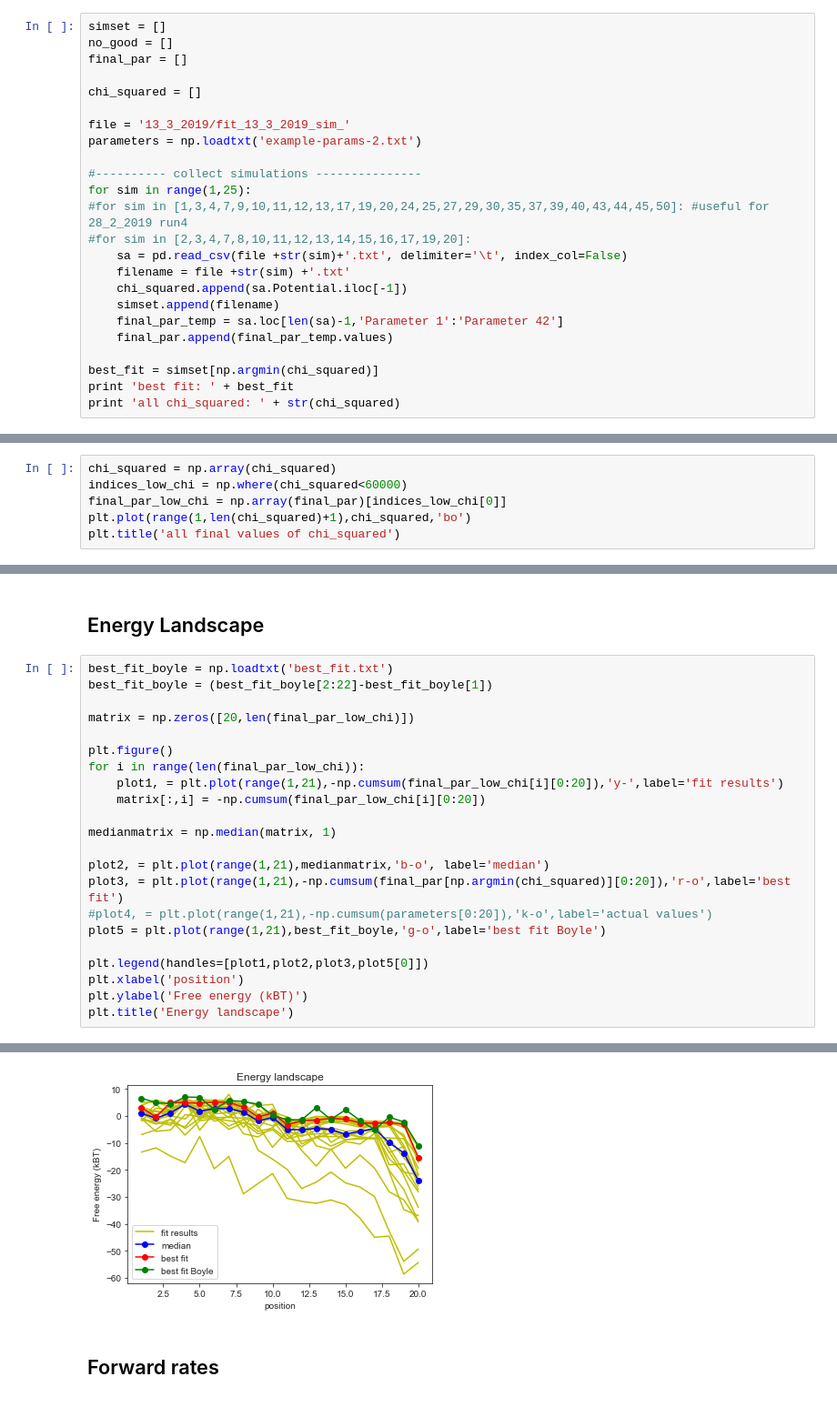
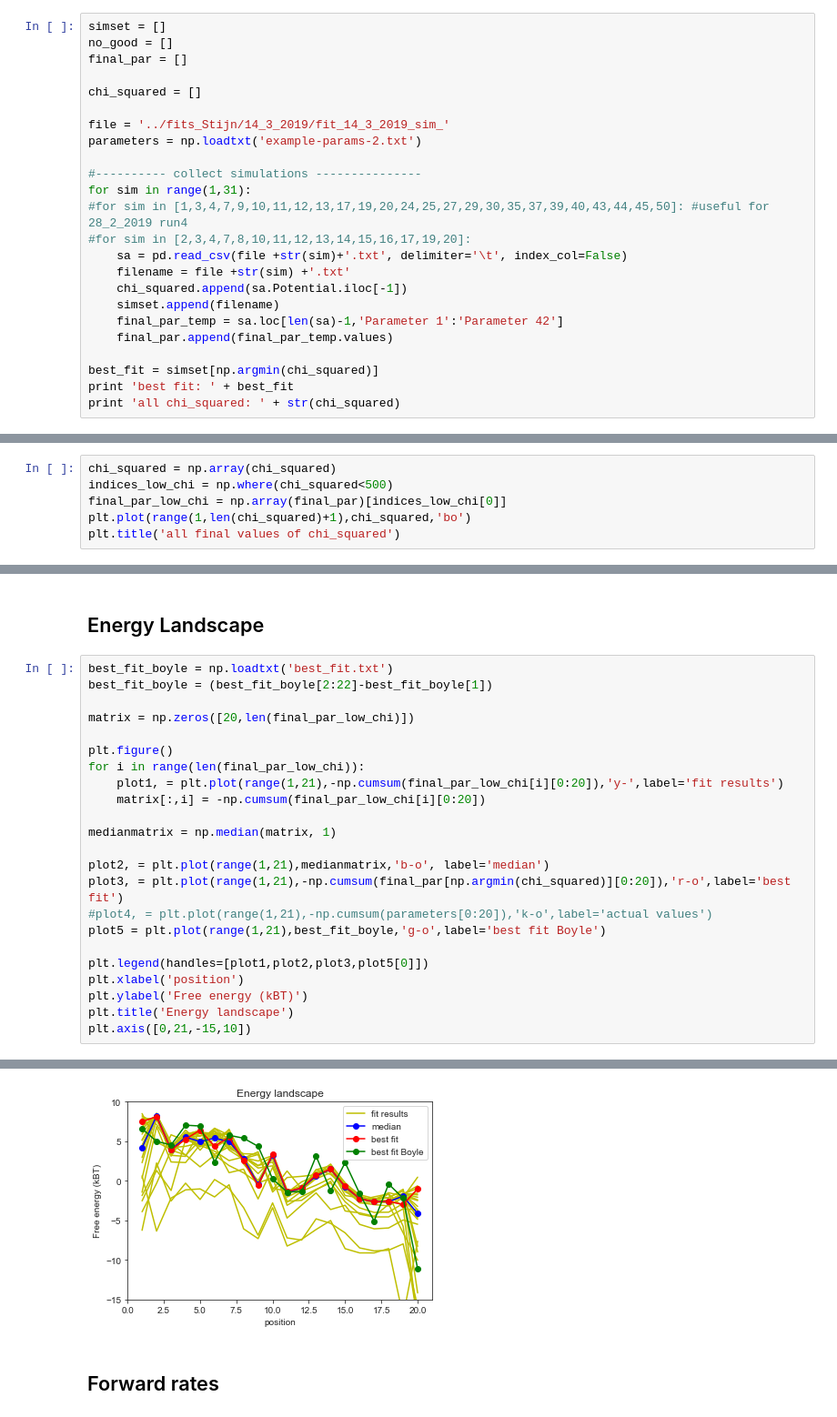
Before and after one commit to martin-depken/Energy-Landscape, a Jupyter notebook: predict_pclv_Stijn/free_energy_landscapes.ipynb, the cells around one changed output, grey strips where cells are left out. Shown at 91% size. Drawn from its saved outputs; the diff is of its cells as text.

```diff
--- a/predict_pclv_Stijn/free_energy_landscapes.ipynb
+++ b/predict_pclv_Stijn/free_energy_landscapes.ipynb
@@ -20,11 +20,11 @@ final_par = []
 
 chi_squared = []
 
-file = '13_3_2019/fit_13_3_2019_sim_'
+file = '../fits_Stijn/14_3_2019/fit_14_3_2019_sim_'
 parameters = np.loadtxt('example-params-2.txt')
 
 #---------- collect simulations ---------------
-for sim in range(1,25):
+for sim in range(1,31):
 #for sim in [1,3,4,7,9,10,11,12,13,17,19,20,24,25,27,29,30,35,37,39,40,43,44,45,50]: #useful for 28_2_2019 run4
 #for sim in [2,3,4,7,8,10,11,12,13,14,15,16,17,19,20]:
     sa = pd.read_csv(file +str(sim)+'.txt', delimiter='\t', index_col=False)
@@ -43,6 +43,6 @@ all chi_squared: [469.18507534400004, 515.161902824, 421.295418528, 534.11237642
 # %%
 chi_squared = np.array(chi_squared)
-indices_low_chi = np.where(chi_squared<60000)
+indices_low_chi = np.where(chi_squared<500)
 final_par_low_chi = np.array(final_par)[indices_low_chi[0]]
 plt.plot(range(1,len(chi_squared)+1),chi_squared,'bo')
 plt.title('all final values of chi_squared')
@@ -120,4 +120,5 @@ plt.legend(handles=[plot1,plot2,plot3,plot5[0]])
 plt.xlabel('position')
 plt.ylabel('Free energy (kBT)')
 plt.title('Energy landscape')
+plt.axis([0,21,-15,10])
 # %% [output]
@@ -125,4 +126,4 @@ Text(0.5,1,'Energy landscape')
-[figure, old version]
+[figure, new version]
 # %% [markdown]
 ## Forward rates
 # %%
```
Also changed, not shown: parts of 8 cells of this notebook, 4 other files.
